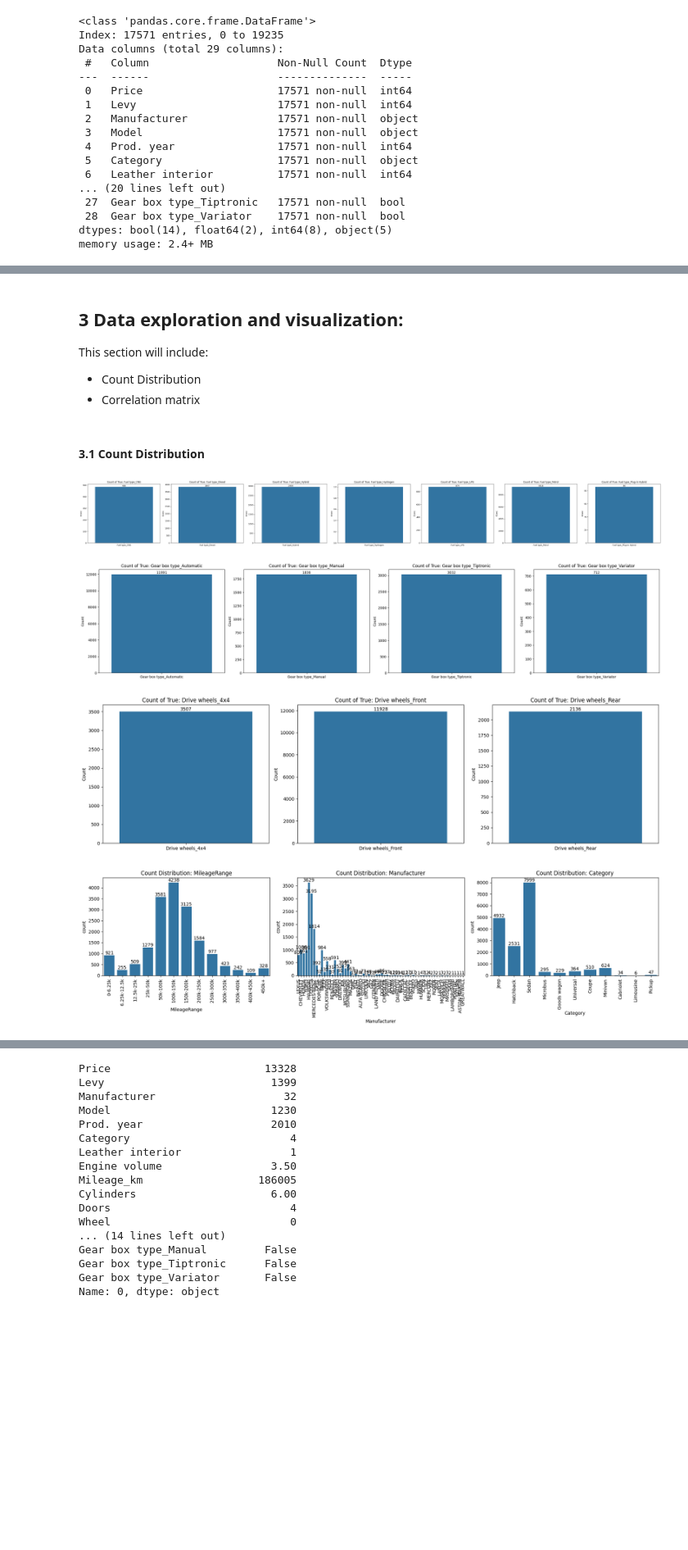
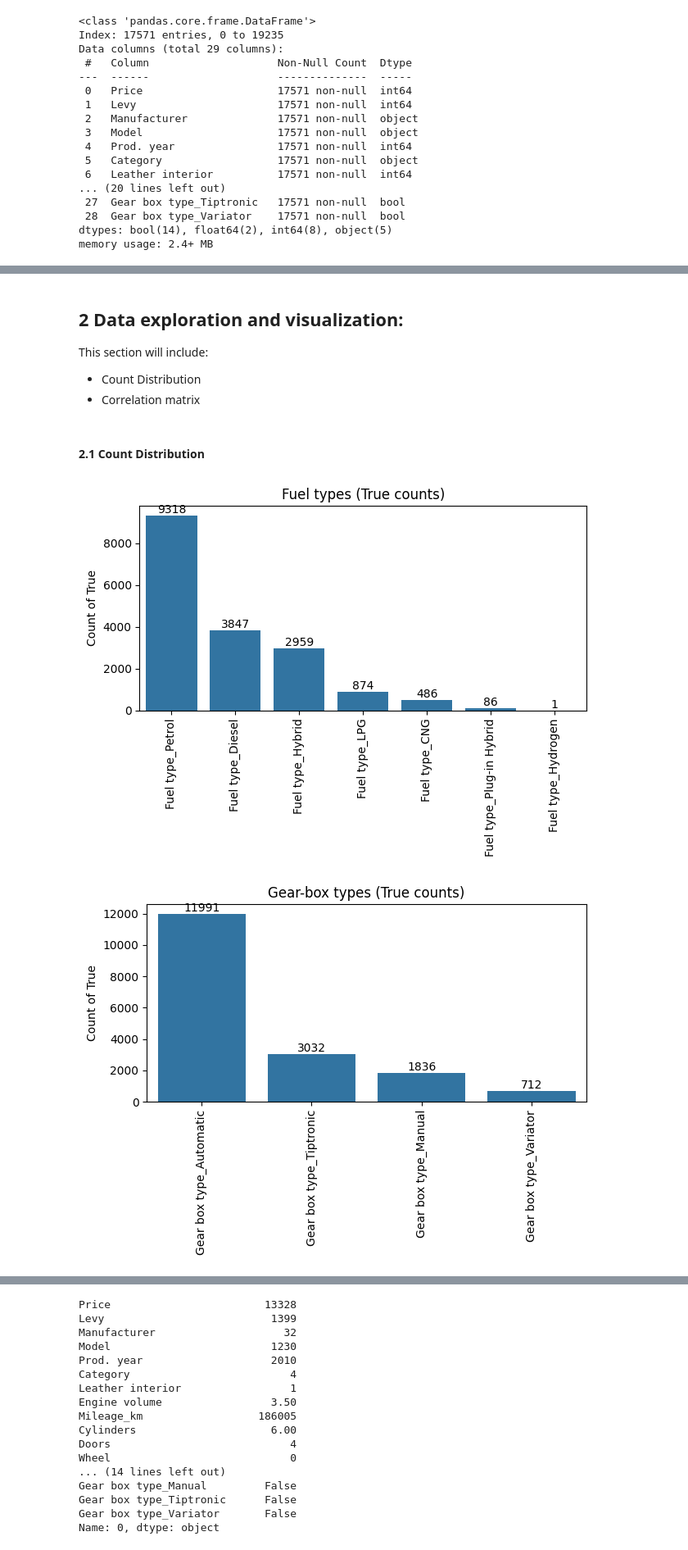
Before and after one commit to Peter537/Soft1-AI-Eksamensopgave, a Jupyter notebook: part1/part1.ipynb, the cells around one changed output, grey strips where cells are left out. Shown at 82% size. Cells and saved outputs as stored; diff of their text form; code cells hidden in the pictures; blank space fills up the shorter version.

```diff
--- a/part1/part1.ipynb
+++ b/part1/part1.ipynb
@@ -87,3 +73,5 @@ df = pd.read_csv(f'{base_path}dataset.csv', sep=',', header=0)
+# %%
+df = pd.read_csv(f'{base_path_data}dataset.csv', sep=',', header=0)
 # %%
 df.sample(5)
 # %% [output]
@@ -384,8 +378,8 @@ df.to_csv(f'{base_path}dataset_cleaned.csv', sep=',', index=False)
 # %% [markdown]
-## 3 Data exploration and visualization:
+## 2 Data exploration and visualization:
 
 This section will include:
 - Count Distribution
 - Correlation matrix
 # %% [markdown]
-#### 3.1 Count Distribution
+#### 2.1 Count Distribution
@@ -433,8 +398,28 @@ dis_cols = [fuel_cols, gear_box_cols, drive_wheels_cols, other_cols]
-# %%
-for col in dis_cols:
-    plot_count_distributions(temp_df, col)
-# %% [output]
-[figure, removed]
-[figure, removed]
-[figure, removed]
-[figure, removed]
+# %%
+import matplotlib.pyplot as plt
+import seaborn as sns
+
+groups = {
+    "Fuel types": fuel_cols,
+    "Gear-box types": gear_box_cols,
+    "Drive-wheels types": drive_wheels_cols,
+}
+
+for title, cols in groups.items():
+    true_counts = temp_df[cols].sum().sort_values(ascending=False)
+
+    ax = sns.barplot(x=true_counts.index, y=true_counts.values)
+
+    ax.set_xticklabels(ax.get_xticklabels(), rotation=90)
+    ax.set_xlabel("")
+    ax.set_ylabel("Count of True")
+    ax.set_title(f"{title} (True counts)")
+
+    for idx, val in enumerate(true_counts.values):
+        ax.text(idx, val, int(val), ha='center', va='bottom')
+
+    plt.tight_layout()
+    plt.show()
+# %% [output]
+[figure, added]
+[figure, added]
```
Also changed, not shown: parts of 75 cells of this notebook.
